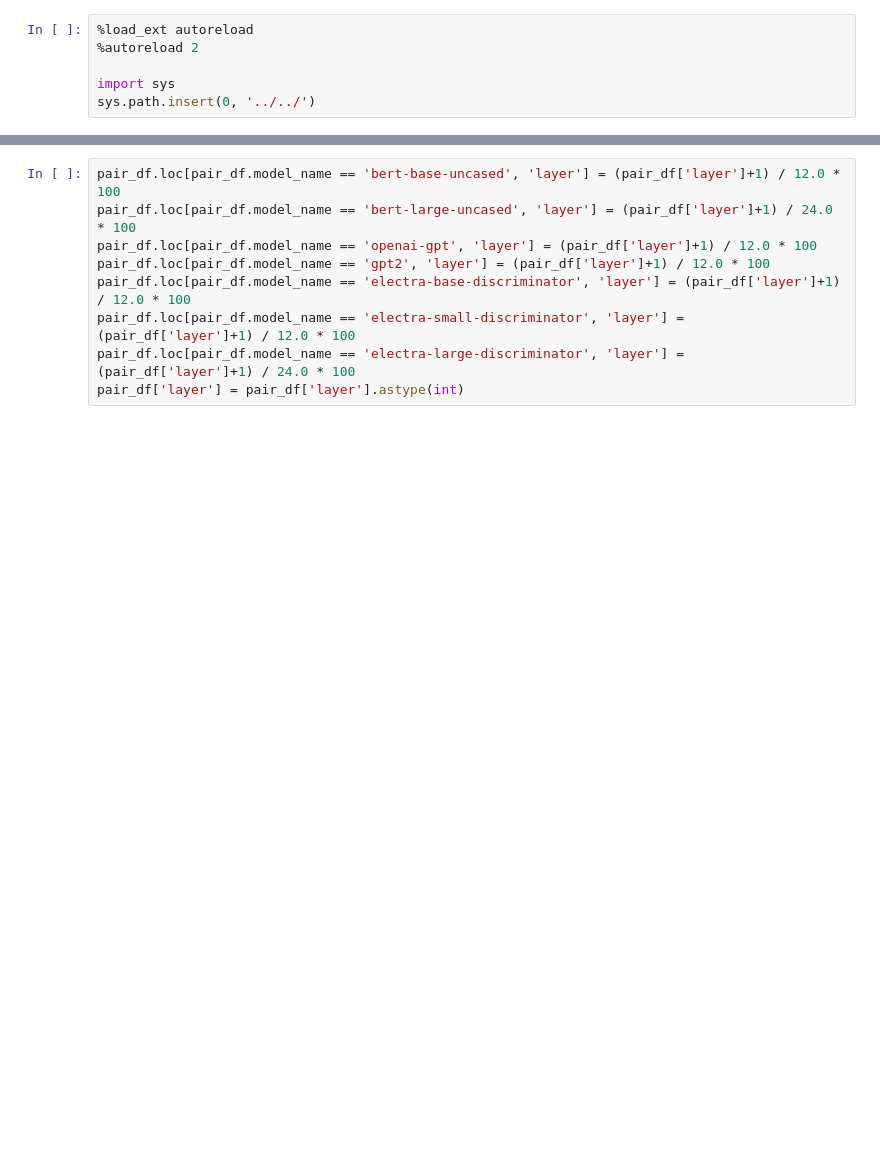
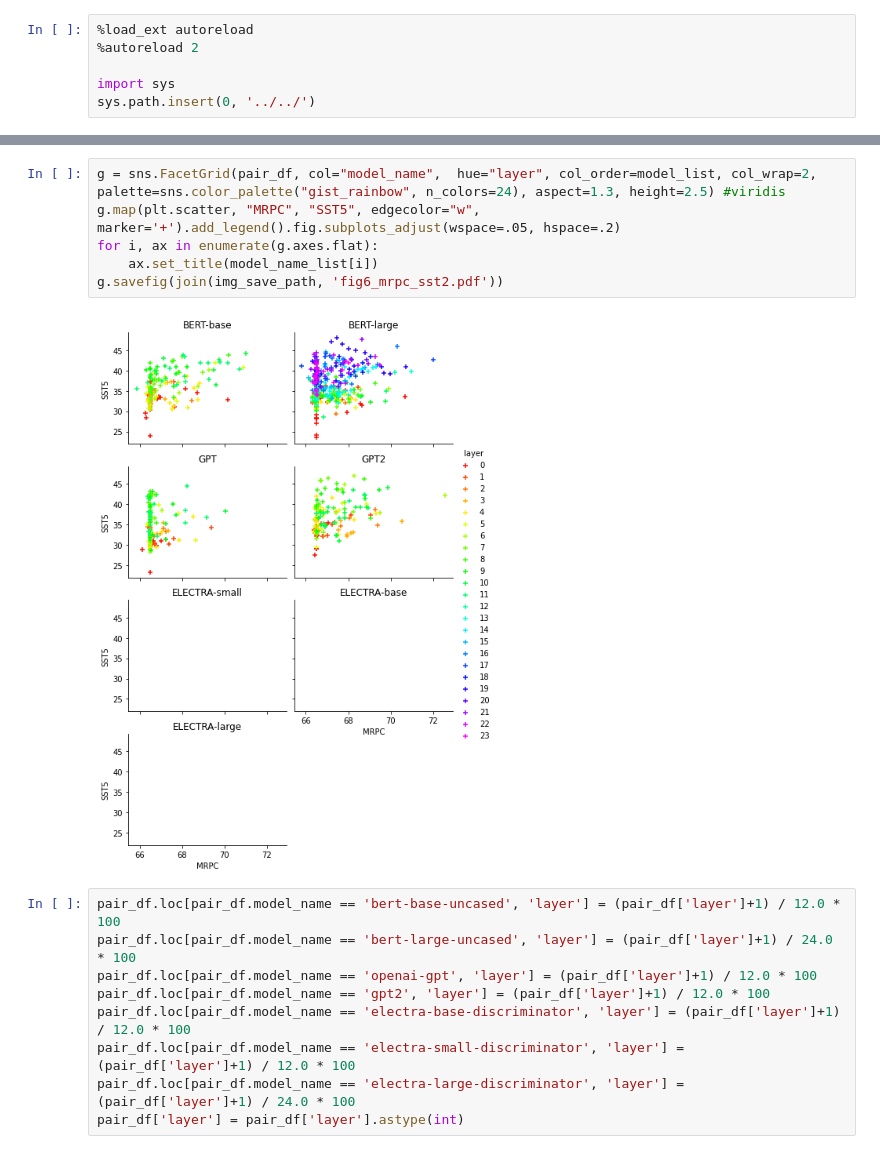
Before and after one commit to heartcored98/transformer_anatomy, a Jupyter notebook: examples/probing/syntactic_semantic_head_distribution.ipynb, the cells around one changed output, grey strips where cells are left out. Cells and saved outputs as stored; diff of their text form; blank space fills up the shorter version.

```diff
--- a/examples/probing/syntactic_semantic_head_distribution.ipynb
+++ b/examples/probing/syntactic_semantic_head_distribution.ipynb
@@ -53,3 +101,11 @@ RuntimeError: Failed to process string with tex because latex could not be found
+# %%
+g = sns.FacetGrid(pair_df, col="model_name",  hue="layer", col_order=model_list, col_wrap=2, palette=sns.color_palette("gist_rainbow", n_colors=24), aspect=1.3, height=2.5) #viridis
+g.map(plt.scatter, "MRPC", "SST5", edgecolor="w", marker='+').add_legend().fig.subplots_adjust(wspace=.05, hspace=.2)
+for i, ax in enumerate(g.axes.flat):
+    ax.set_title(model_name_list[i])
+g.savefig(join(img_save_path, 'fig6_mrpc_sst2.pdf'))
+# %% [output]
+[figure, added]
 # %%
 pair_df.loc[pair_df.model_name == 'bert-base-uncased', 'layer'] = (pair_df['layer']+1) / 12.0 * 100
 pair_df.loc[pair_df.model_name == 'bert-large-uncased', 'layer'] = (pair_df['layer']+1) / 24.0 * 100
```
Also changed, not shown: parts of 8 cells of this notebook, 1 other file.
